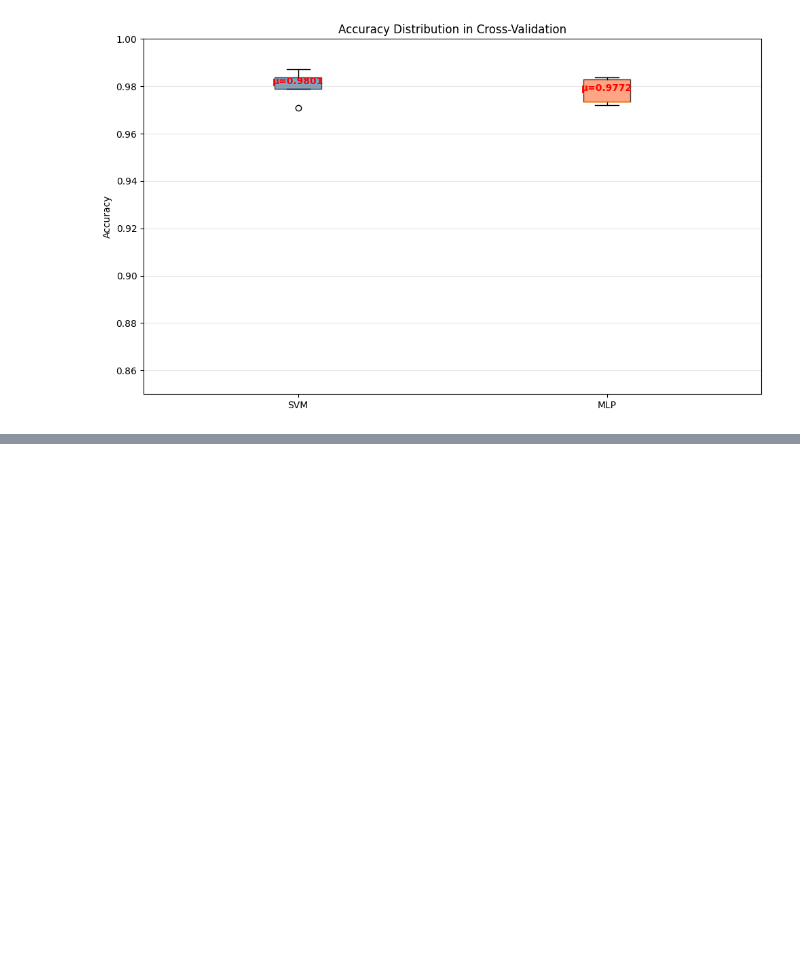
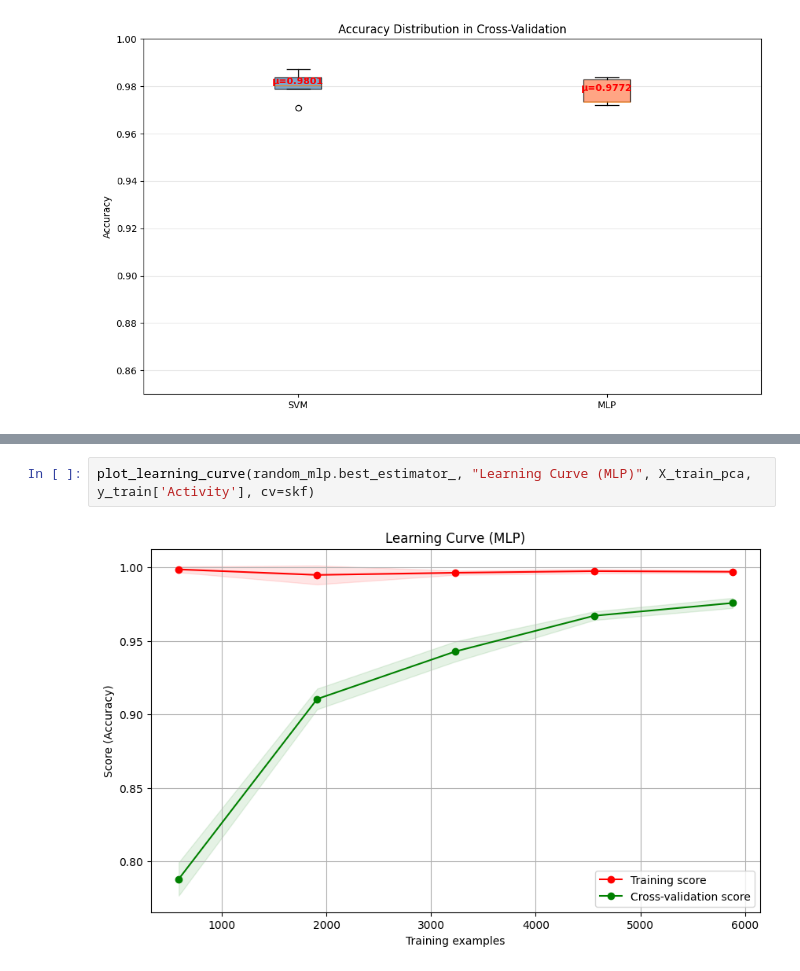
Before and after one commit to ihamydreza/FIS4041, a Jupyter notebook: final_project/final_project.ipynb, the cells around one changed output, grey strips where cells are left out. Saved outputs shown, nothing was run; the diff lists cells and outputs as text; blank space fills up the shorter version.

```diff
--- a/final_project/final_project.ipynb
+++ b/final_project/final_project.ipynb
@@ -797,0 +839,4 @@ plt.show()
+# %%
+plot_learning_curve(random_mlp.best_estimator_, "Learning Curve (MLP)", X_train_pca, y_train['Activity'], cv=skf)
+# %% [output]
+[figure, added]
```
Also changed, not shown: parts of 8 cells of this notebook.
